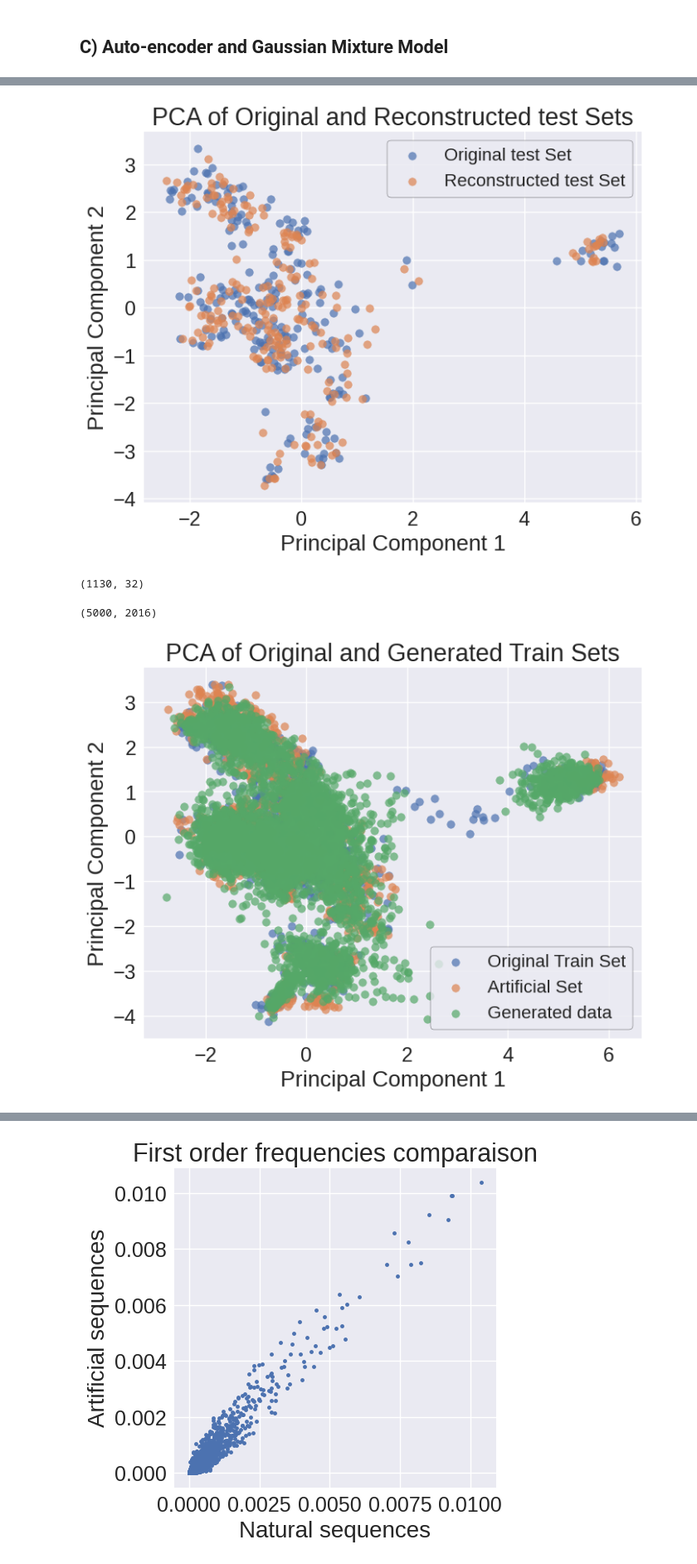
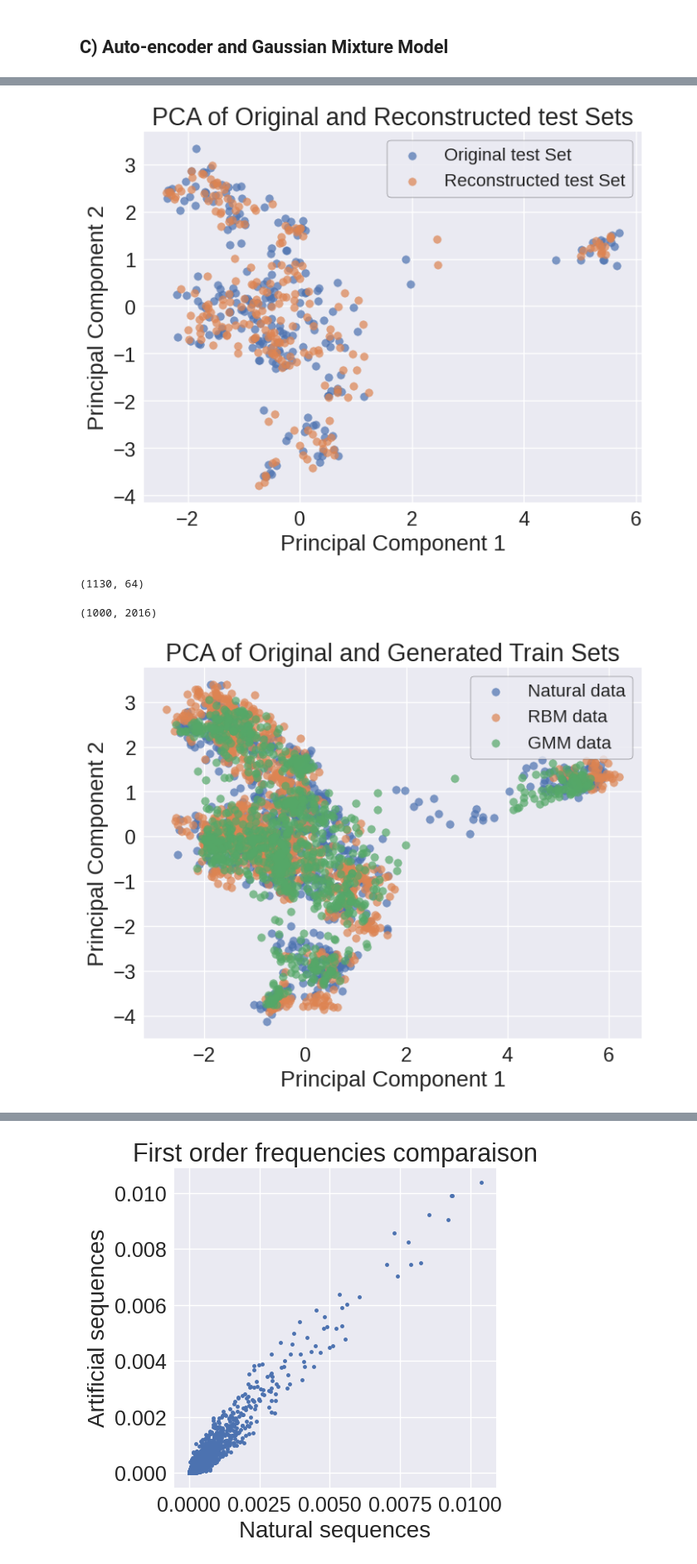
Before and after one commit to vicdlp/CS_project, a Jupyter notebook: CS_project.ipynb, the cells around one changed output, grey strips where cells are left out. Shown at 83% size. Drawn from its saved outputs; the diff is of its cells as text; code cells hidden in the pictures.

```diff
--- a/CS_project.ipynb
+++ b/CS_project.ipynb
@@ -814,7 +814,9 @@ class Autoencoder(nn.Module):
 
         )
         self.decoder = nn.Sequential(
-            nn.Linear(encoding_dim, input_dim),
+            nn.Linear(encoding_dim, 256),
+            nn.ReLU(),
+            nn.Linear(256, input_dim),
             nn.Sigmoid()  # Use sigmoid for output between 0 and 1
         )
 
@@ -825,10 +827,10 @@ class Autoencoder(nn.Module):
 
 # Hyperparameters
 input_dim = X_train.shape[1]  # Replace with the actual input dimension
-encoding_dim = 32 # Adjust as needed
+encoding_dim = 64
 learning_rate = 1e-3
-batch_size = 32
-num_epochs = 40
+batch_size = 64
+num_epochs = 50
 
 # Convert data to PyTorch tensors
 X_train_tensor = torch.tensor(X_train, dtype=torch.float32)
@@ -837,9 +839,9 @@ train_loader = DataLoader(train_dataset, batch_size=batch_size, shuffle=True)
 
 # Initialize the autoencoder, loss function, and optimizer
 device = torch.device("cuda" if torch.cuda.is_available() else "cpu")
-model = Autoencoder(input_dim, encoding_dim).to(device)
+AE = Autoencoder(input_dim, encoding_dim).to(device)
 criterion = nn.BCELoss() # Use Binary Cross Entropy loss
-optimizer = optim.Adam(model.parameters(), lr=learning_rate)
+optimizer = optim.Adam(AE.parameters(), lr=learning_rate)
 
 train_err = []
 test_err = []
@@ -850,13 +852,13 @@ for epoch in range(num_epochs):
   for data in train_loader:
     inputs = data[0].to(device)
     optimizer.zero_grad()
-    outputs = model(inputs)
+    outputs = AE(inputs)
     loss = criterion(outputs, inputs)
     loss.backward()
     optimizer.step()
 
   train_err.append(loss.item())
-  reconstructed_test = model(torch.tensor(X_test, dtype=torch.float32).to(device)).detach().numpy()
+  reconstructed_test = AE(torch.tensor(X_test, dtype=torch.float32).to(device)).detach().numpy()
   test_err.append(criterion(torch.tensor(reconstructed_test, dtype=torch.float32).to(device), torch.tensor(X_test, dtype=torch.float32).to(device)).item())
 
   print(f"Epoch [{epoch+1}/{num_epochs}]")
@@ -915,6 +917,6 @@ plt.show()
 # %%
 X_test_pca = pca.transform(X_test)
-reconstructed_test = model(torch.tensor(X_test, dtype=torch.float32).to(device)).detach().numpy()
+reconstructed_test = AE(torch.tensor(X_test, dtype=torch.float32).to(device)).detach().numpy()
 reconstructed_test_pca = pca.transform(reconstructed_test)
 
 plt.figure(figsize=(8, 6))
@@ -926,7 +928,7 @@ plt.title('PCA of Original and Reconstructed test Sets')
 plt.legend()
 plt.show()
 # %% [output]
-[figure, old version]
+[figure, new version]
 # %%
 # Convert X_nat to a PyTorch tensor
 X_nat_tensor = torch.tensor(X_nat, dtype=torch.float32)
@@ -937,7 +939,7 @@ X_nat_tensor = X_nat_tensor.to(device)
 
 # Encode X_nat using the encoder part of the autoencoder
 with torch.no_grad(): # Disable gradient calculation for inference
-    X_nat_encoded = model.encoder(X_nat_tensor)
+    X_nat_encoded = AE.encoder(X_nat_tensor)
 
 # Move the encoded data back to the CPU if needed
 X_nat_encoded = X_nat_encoded.cpu().numpy()
@@ -946,45 +948,44 @@ X_nat_encoded = X_nat_encoded.cpu().numpy()
 
 X_nat_encoded.shape
 # %% [output]
-(1130, 32)
+(1130, 64)
 # %%
 from sklearn.mixture import GaussianMixture
 
 
 # Train a Gaussian Mixture Model
-gmm = GaussianMixture(n_components=10, random_state=0) # Adjust n_components as needed
+gmm = GaussianMixture(n_components=15, random_state=0, tol = 1e-3, max_iter = 100) # Adjust n_components as needed
 gmm.fit(X_nat_encoded)
 
 # Generate new data points from the GMM
-n_samples = 5000
+n_samples = 1000
 generated_data = torch.tensor(gmm.sample(n_samples)[0], dtype=torch.float32)
 
 
 # Decode the generated data points using the decoder
-generated_decoded = model.decoder(generated_data).detach().numpy()
+generated_decoded = AE.decoder(generated_data).detach().numpy()
 
 # Now 'generated_decoded' contains the decoded representation of the generated data
 
 generated_decoded.shape
 # %% [output]
-(5000, 2016)
+(1000, 2016)
 # %%
-X_train_pca = pca.fit_transform(X_train)
 X_art_pca = pca.transform(X_art)
 generated_pca = pca.transform(generated_decoded)
 
 # Plot the original and generated training data in PCA space
 plt.figure(figsize=(8, 6))
-plt.scatter(X_train_pca[:, 0], X_train_pca[:, 1], label='Original Train Set', alpha=0.7)
-plt.scatter(X_art_pca[:, 0], X_art_pca[:, 1], label='Artificial Set', alpha=0.7)
-plt.scatter(generated_pca[:, 0], generated_pca[:, 1], label='Generated data', alpha=0.7)
+plt.scatter(X_train_pca[:, 0], X_train_pca[:, 1], label='Natural data', alpha=0.7)
+plt.scatter(X_art_pca[:, 0], X_art_pca[:, 1], label='RBM data', alpha=0.7)
+plt.scatter(generated_pca[:, 0], generated_pca[:, 1], label='GMM data', alpha=0.7)
 plt.xlabel('Principal Component 1')
 plt.ylabel('Principal Component 2')
 plt.title('PCA of Original and Generated Train Sets')
 plt.legend()
 plt.show()
 # %% [output]
-[figure, old version]
+[figure, new version]
 # %%
 import matplotlib.pyplot as plt
 
```
Also changed, not shown: parts of 38 cells of this notebook.
